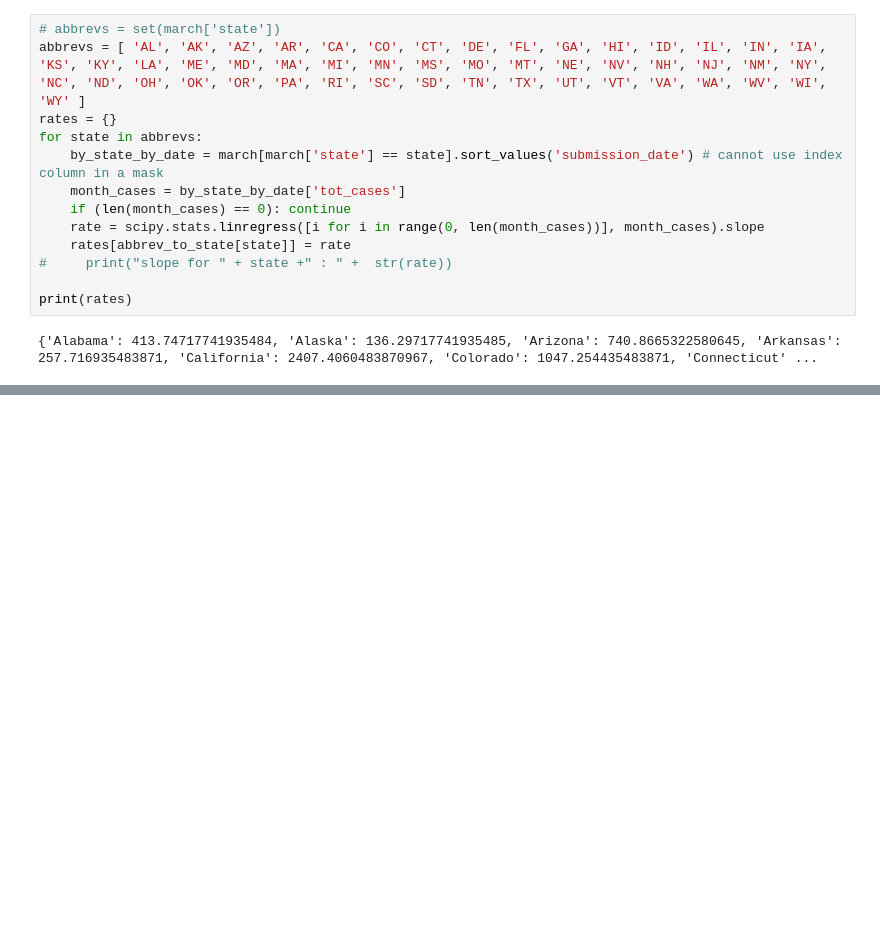
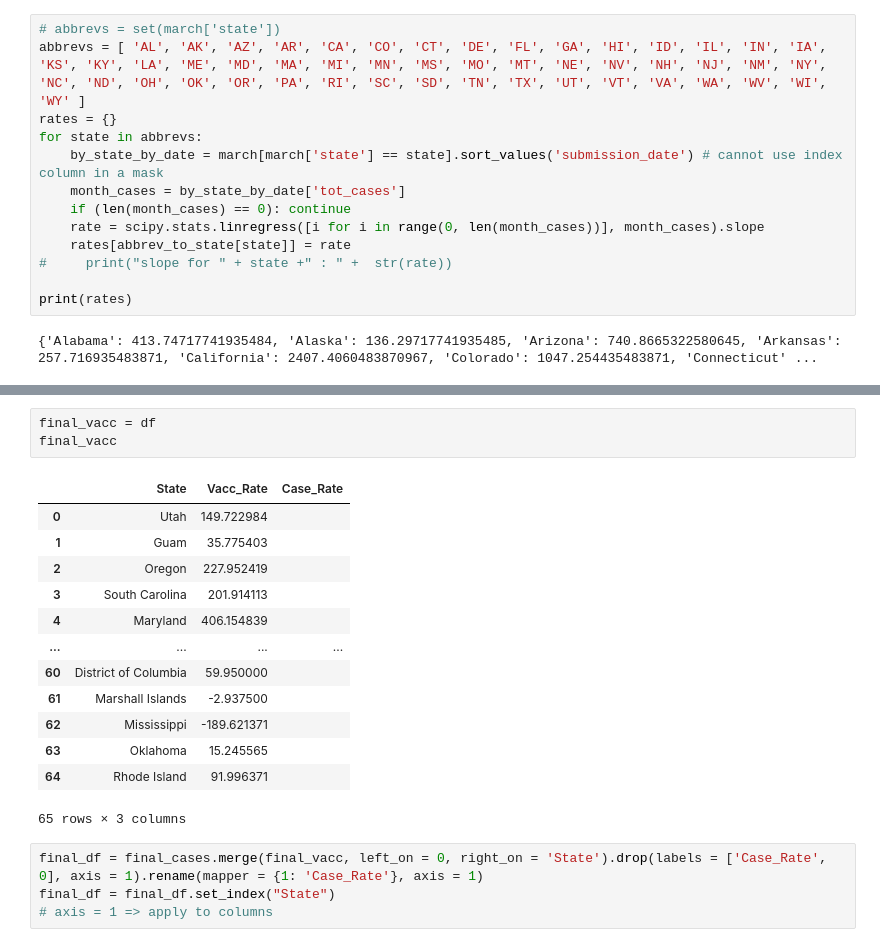
Before and after one commit to annajyang/covid-project, a Jupyter notebook: final_project.ipynb, the cells around one changed output, grey strips where cells are left out. Saved outputs shown, nothing was run; the diff lists cells and outputs as text; blank space fills up the shorter version.

```diff
--- a/cases_process.ipynb
+++ b/final_project.ipynb
@@ -156,0 +186,21 @@ pd.DataFrame.from_dict(rates.items())
+# %%
+final_vacc = df
+final_vacc
+# %% [output]
+|  | State | Vacc_Rate | Case_Rate |
+| 0 | Utah | 149.722984 |  |
+| 1 | Guam | 35.775403 |  |
+| 2 | Oregon | 227.952419 |  |
+| 3 | South Carolina | 201.914113 |  |
+| 4 | Maryland | 406.154839 |  |
+| ... | ... | ... | ... |
+| 60 | District of Columbia | 59.950000 |  |
+| 61 | Marshall Islands | -2.937500 |  |
+| 62 | Mississippi | -189.621371 |  |
+| 63 | Oklahoma | 15.245565 |  |
+| 64 | Rhode Island | 91.996371 |  |
+65 rows × 3 columns
+# %%
+final_df = final_cases.merge(final_vacc, left_on = 0, right_on = 'State').drop(labels = ['Case_Rate', 0], axis = 1).rename(mapper = {1: 'Case_Rate'}, axis = 1)
+final_df = final_df.set_index("State")
+# axis = 1 => apply to columns
```
Also changed, not shown: parts of 6 cells of this notebook.
